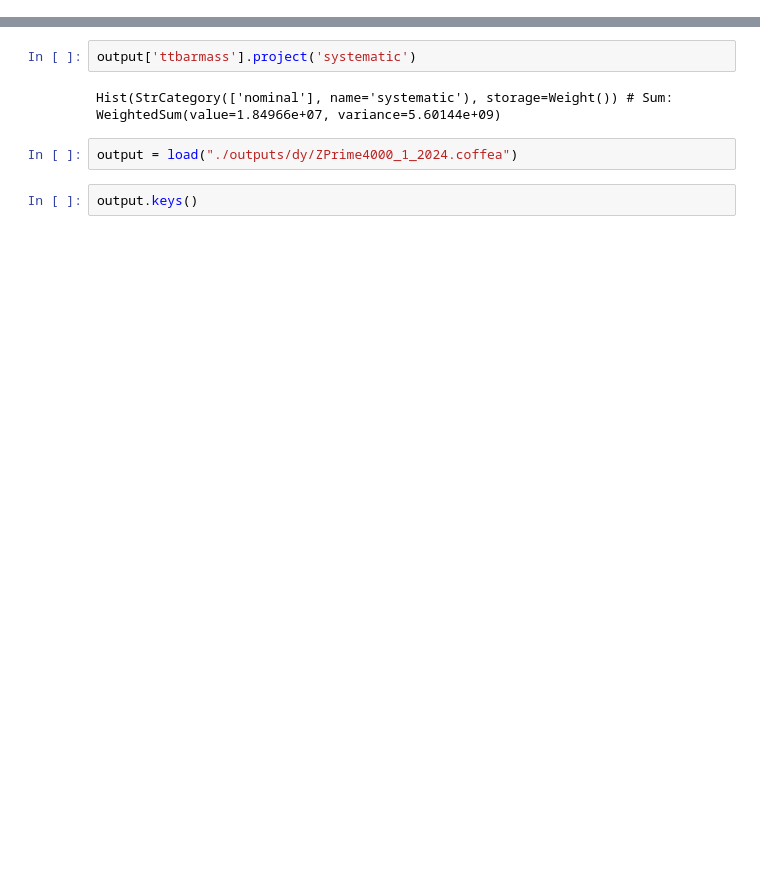
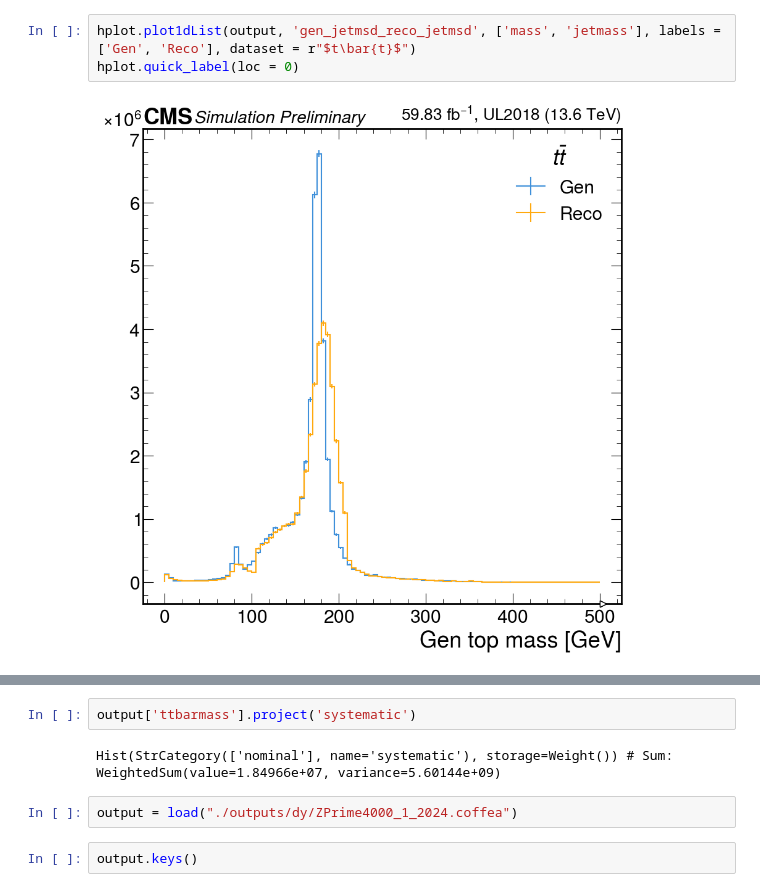
Before and after one commit to hayfasfar/TTbarHadronicSkimmer, a Jupyter notebook: plots/syst_viewer.ipynb, the cells around one changed output, grey strips where cells are left out. Saved outputs shown, nothing was run; the diff lists cells and outputs as text; blank space fills up the shorter version.

```diff
--- a/plots/syst_viewer.ipynb
+++ b/plots/syst_viewer.ipynb
@@ -19,0 +32,5 @@ era = 2024
+# %%
+hplot.plot1dList(output, 'gen_jetmsd_reco_jetmsd', ['mass', 'jetmass'], labels = ['Gen', 'Reco'], dataset = r"$t\bar{t}$")
+hplot.quick_label(loc = 0)
+# %% [output]
+[figure, added]
```
Also changed, not shown: parts of 13 cells of this notebook, 2 other files.
